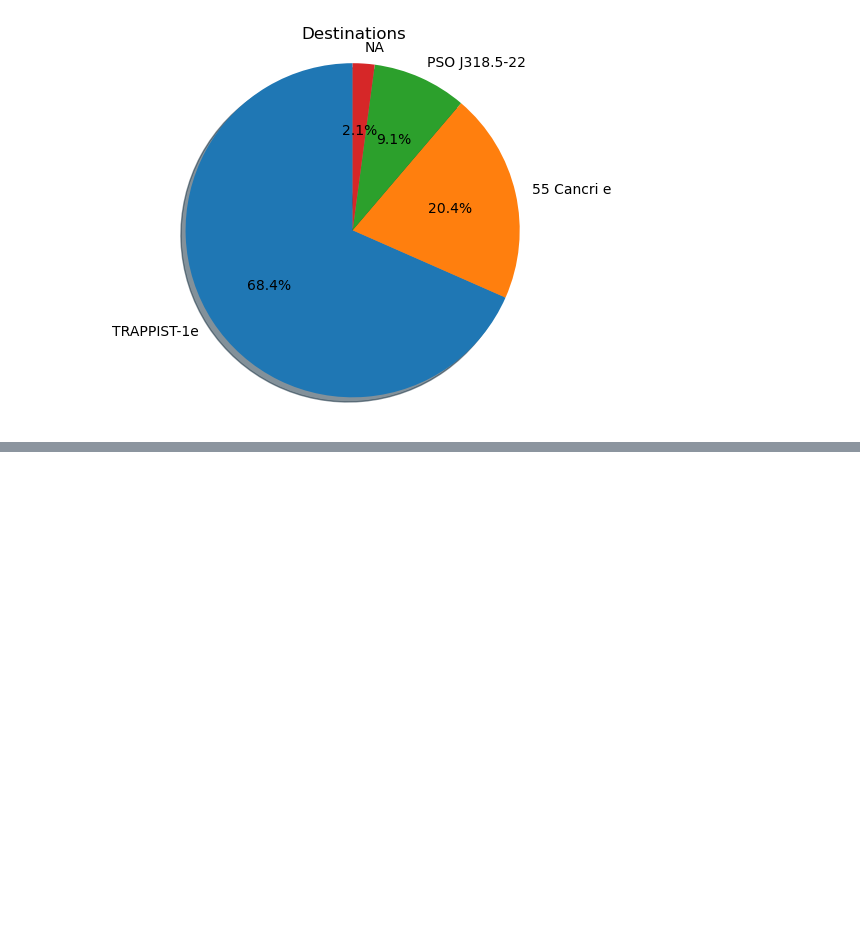
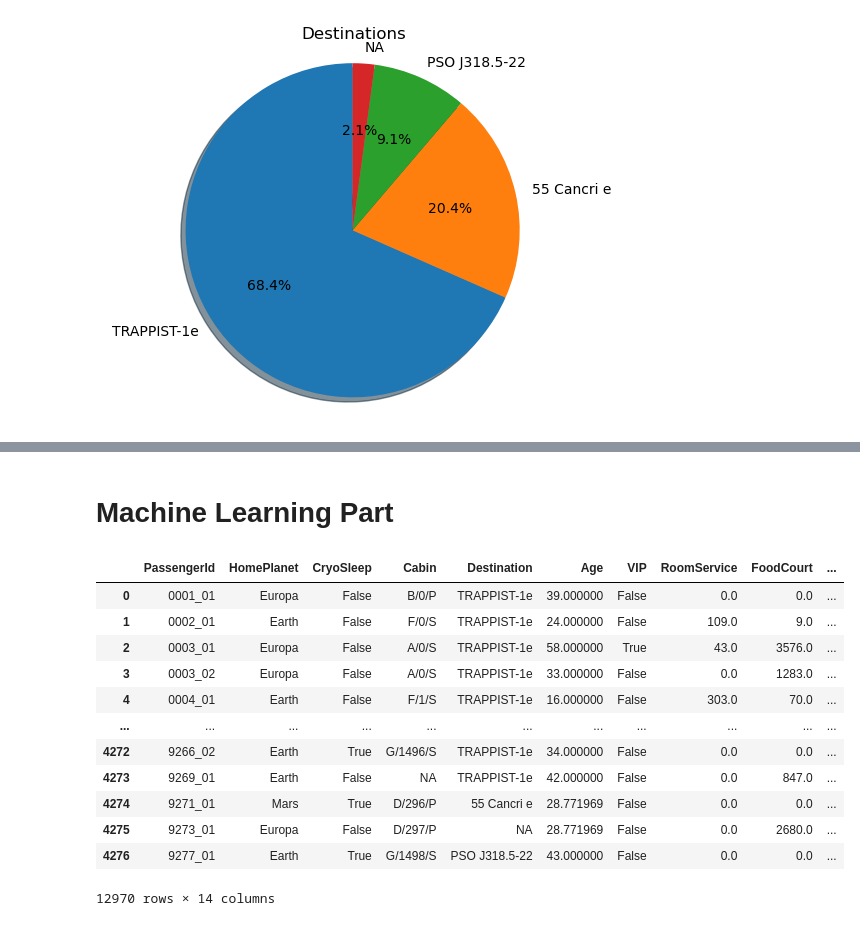
Before and after one commit to lotlouischoitslab/Spaceship_Titanic_Challenge, a Jupyter notebook: Spaceship_Titanic_Code.ipynb, the cells around one changed output, grey strips where cells are left out. Drawn from its saved outputs; the diff is of its cells as text; code cells hidden in the pictures; blank space fills up the shorter version.

```diff
--- a/Spaceship_Titanic_Code.ipynb
+++ b/Spaceship_Titanic_Code.ipynb
@@ -241,0 +249,18 @@ plt.show()
+# %% [markdown]
+# Machine Learning Part
+# %%
+df
+# %% [output]
+|  | PassengerId | HomePlanet | CryoSleep | Cabin | Destination | Age | VIP | RoomService | FoodCourt | ... |
+| 0 | 0001_01 | Europa | False | B/0/P | TRAPPIST-1e | 39.000000 | False | 0.0 | 0.0 | ... |
+| 1 | 0002_01 | Earth | False | F/0/S | TRAPPIST-1e | 24.000000 | False | 109.0 | 9.0 | ... |
+| 2 | 0003_01 | Europa | False | A/0/S | TRAPPIST-1e | 58.000000 | True | 43.0 | 3576.0 | ... |
+| 3 | 0003_02 | Europa | False | A/0/S | TRAPPIST-1e | 33.000000 | False | 0.0 | 1283.0 | ... |
+| 4 | 0004_01 | Earth | False | F/1/S | TRAPPIST-1e | 16.000000 | False | 303.0 | 70.0 | ... |
+| ... | ... | ... | ... | ... | ... | ... | ... | ... | ... | ... |
+| 4272 | 9266_02 | Earth | True | G/1496/S | TRAPPIST-1e | 34.000000 | False | 0.0 | 0.0 | ... |
+| 4273 | 9269_01 | Earth | False | NA | TRAPPIST-1e | 42.000000 | False | 0.0 | 847.0 | ... |
+| 4274 | 9271_01 | Mars | True | D/296/P | 55 Cancri e | 28.771969 | False | 0.0 | 0.0 | ... |
+| 4275 | 9273_01 | Europa | False | D/297/P | NA | 28.771969 | False | 0.0 | 2680.0 | ... |
+| 4276 | 9277_01 | Earth | True | G/1498/S | PSO J318.5-22 | 43.000000 | False | 0.0 | 0.0 | ... |
+12970 rows × 14 columns
```
Also changed, not shown: parts of 11 cells of this notebook.
